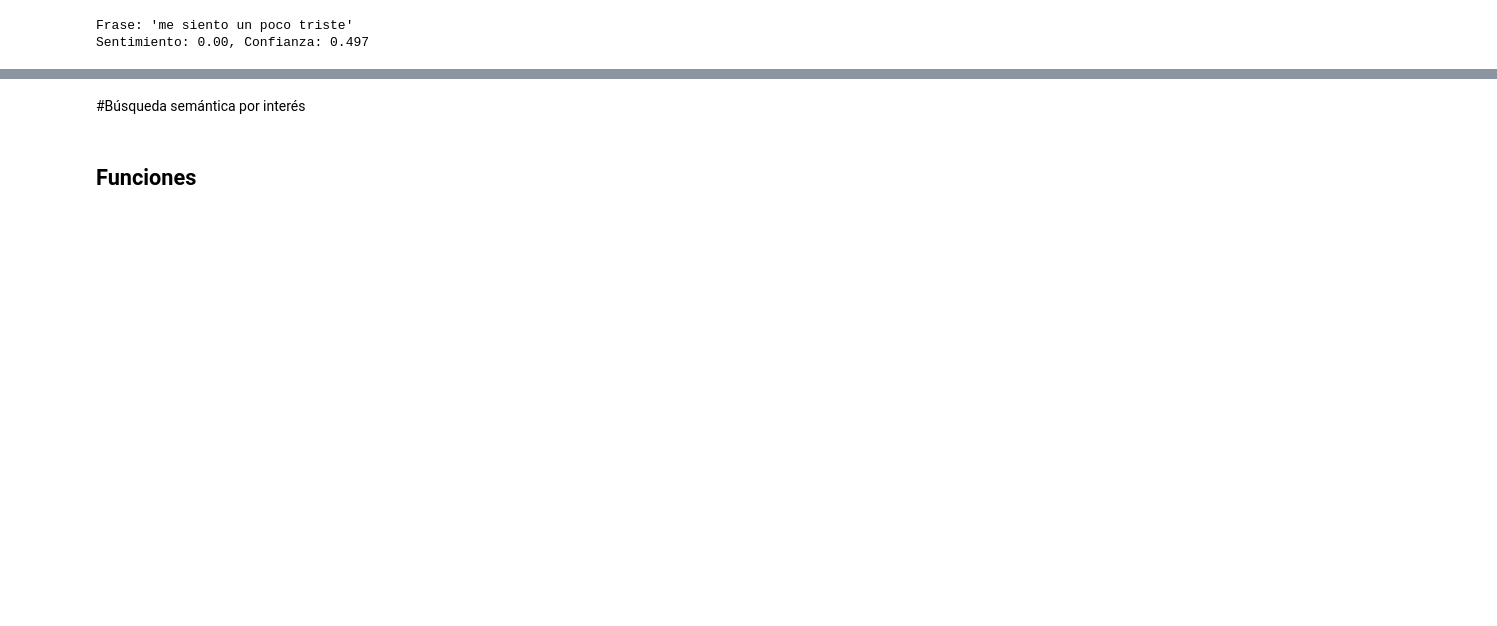
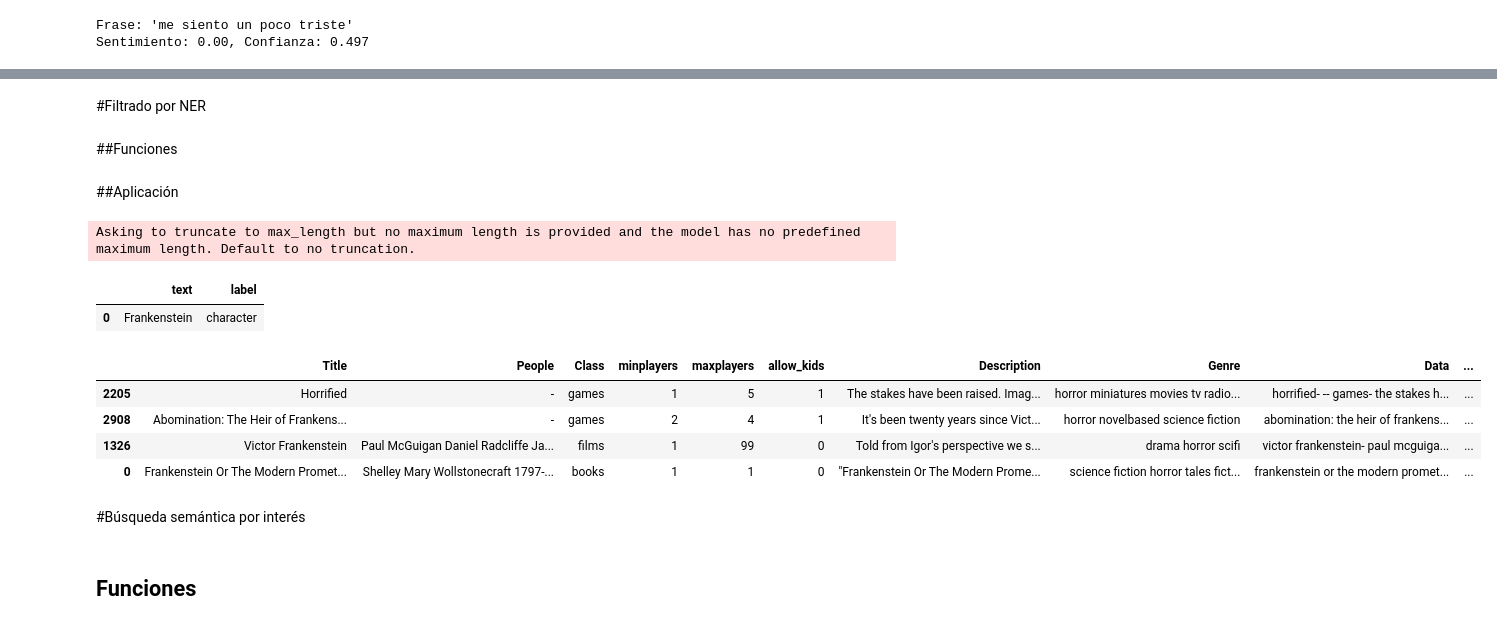
Before and after one commit to juliangg17/NLP-Garc-a-Herrera, a Jupyter notebook: NLP_TP_1.ipynb, the cells around one changed output, grey strips where cells are left out. Drawn from its saved outputs; the diff is of its cells as text; code cells hidden in the pictures; blank space fills up the shorter version.

```diff
--- a/NLP_TP_1.ipynb
+++ b/NLP_TP_1.ipynb
@@ -458,0 +555,19 @@ sentiment_filter(df_all, sentiment_score)
+# %% [markdown]
+#Filtrado por NER
+# %% [markdown]
+##Funciones
+# %%
+# Carga el modelo preentrenado 'gliner_multi-v2.1' desde Hugging Face
+model_ner = GLiNER.from_pretrained("urchade/gliner_multi-v2.1")
+# %%
+def get_ner(text, model, labels=["person", "location", "actor", "character"], threshold=0.4):
+    model.eval()
+    entities = model.predict_entities(text, labels, threshold=threshold)
+ # Verificar si se detectaron entidades
+    if entities:
+        # Crear el DataFrame con las entidades detectadas
+        df_entities = pd.DataFrame(entities)
+        return df_entities[['text', 'label']]
+    else:
+        # Crear un DataFrame vacío con las columnas 'text' y 'label'
+        return pd.DataFrame(columns=['text', 'label'])
@@ -459,3 +588,20 @@ sentiment_filter(df_all, sentiment_score)
+# %% [markdown]
+##Aplicación
+# %%
+input_ner = "quiero leer algo de Frankenstein"
+get_ner(input_ner,model_ner)
+# %% [output]
+Asking to truncate to max_length but no maximum length is provided and the model has no predefined maximum length. Default to no truncation.
+|  | text | label |
+| 0 | Frankenstein | character |
+# %%
+filter_ner(df_all, get_ner(input_ner,model_ner))
+# %% [output]
+|  | Title | People | Class | minplayers | maxplayers | allow_kids | Description | Genre | Data | ... |
+| 2205 | Horrified | - | games | 1 | 5 | 1 | The stakes have been raised. Imag... | horror miniatures movies tv radio... | horrified- -- games- the stakes h... | ... |
+| 2908 | Abomination: The Heir of Frankens... | - | games | 2 | 4 | 1 | It's been twenty years since Vict... | horror novelbased science fiction | abomination: the heir of frankens... | ... |
+| 1326 | Victor Frankenstein | Paul McGuigan Daniel Radcliffe Ja... | films | 1 | 99 | 0 | Told from Igor's perspective we s... | drama horror scifi | victor frankenstein- paul mcguiga... | ... |
+| 0 | Frankenstein Or The Modern Promet... | Shelley Mary Wollstonecraft 1797-... | books | 1 | 1 | 0 | "Frankenstein Or The Modern Prome... | science fiction horror tales fict... | frankenstein or the modern promet... | ... |
 # %% [markdown]
 #Búsqueda semántica por interés
 # %% [markdown]
```
Also changed, not shown: parts of 28 cells of this notebook.
